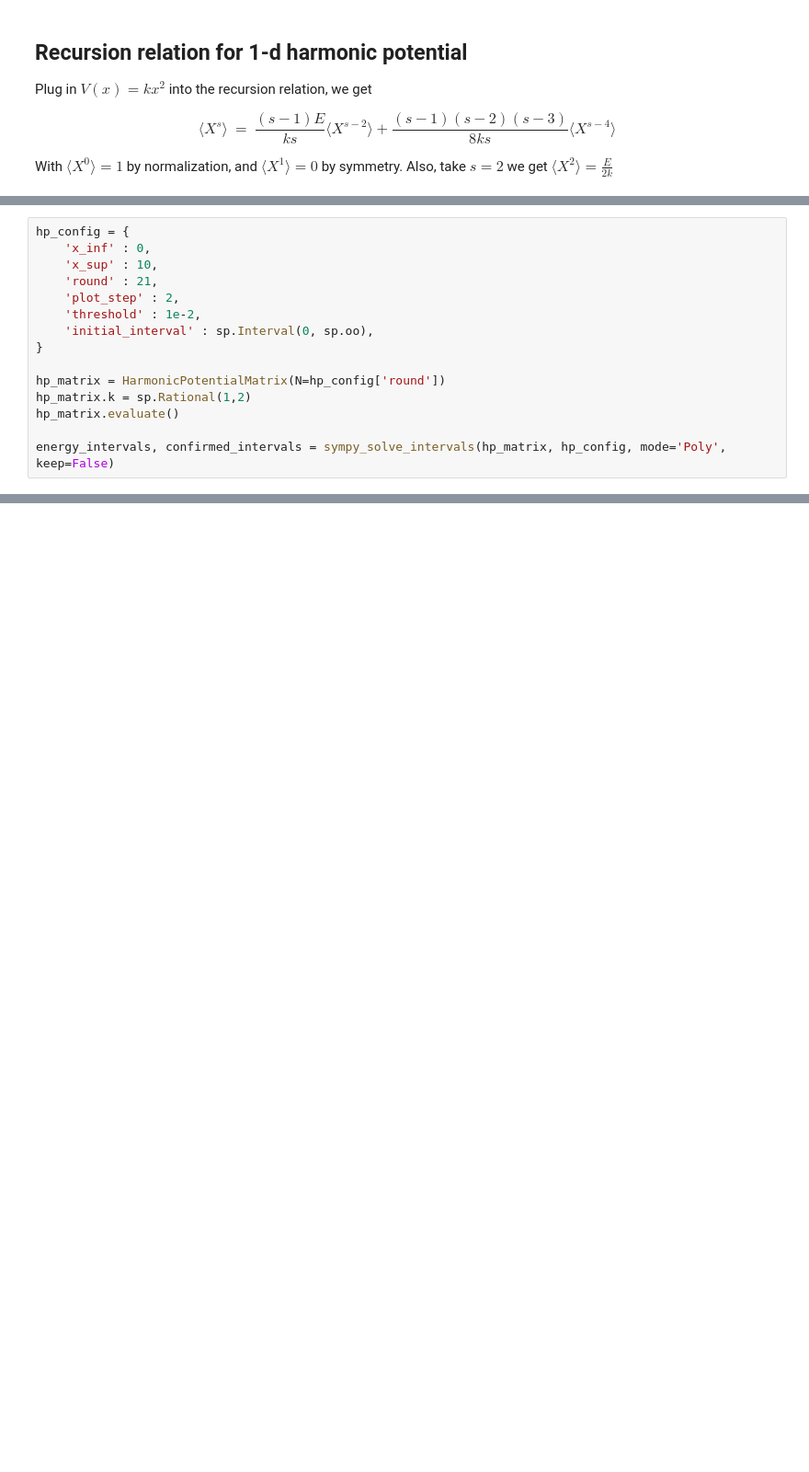
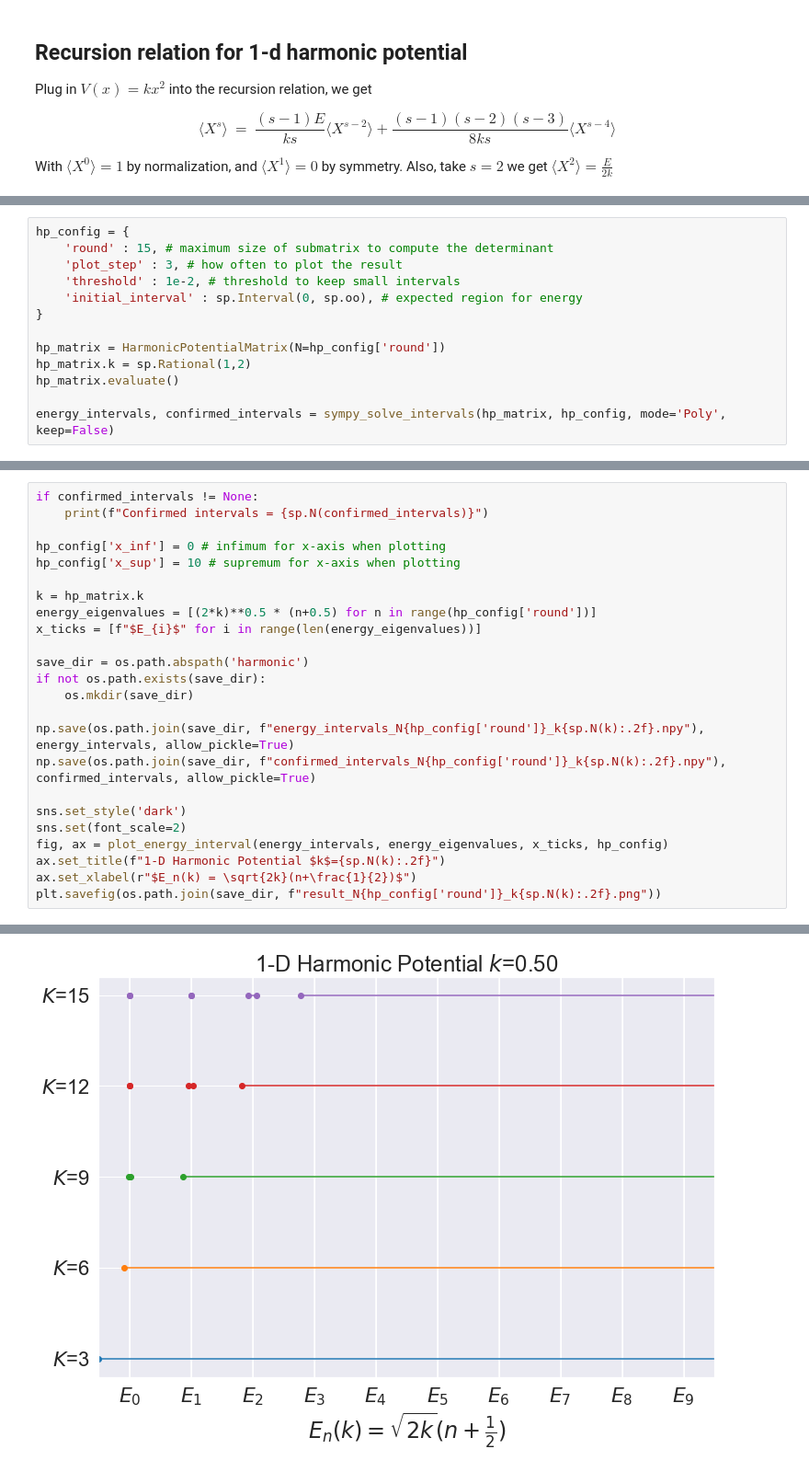
Before and after one commit to maplexgitx0302/NTU-Bootstrapping_QM, a Jupyter notebook: harmonic_sympy.ipynb, the cells around one changed output, grey strips where cells are left out. Shown at 92% size. Drawn from its saved outputs; the diff is of its cells as text; blank space fills up the shorter version.

Commit message:
finish harmonic and hydrogen with plt

```diff
--- a/harmonic_sympy.ipynb
+++ b/harmonic_sympy.ipynb
@@ -94,11 +108,9 @@ class HarmonicPotentialMatrix:
 # %%
 hp_config = {
-    'x_inf' : 0,
-    'x_sup' : 10,
-    'round' : 21,
-    'plot_step' : 2,
-    'threshold' : 1e-2,
-    'initial_interval' : sp.Interval(0, sp.oo),
+    'round' : 15, # maximum size of submatrix to compute the determinant
+    'plot_step' : 3, # how often to plot the result
+    'threshold' : 1e-2, # threshold to keep small intervals
+    'initial_interval' : sp.Interval(0, sp.oo), # expected region for energy
 }
 
 hp_matrix = HarmonicPotentialMatrix(N=hp_config['round'])
@@ -148,0 +143,25 @@ plt.savefig(os.path.join(os.path.abspath('harmonic'), 'result.png'))
+# %%
+if confirmed_intervals != None:
+    print(f"Confirmed intervals = {sp.N(confirmed_intervals)}")
+
+hp_config['x_inf'] = 0 # infimum for x-axis when plotting
+hp_config['x_sup'] = 10 # supremum for x-axis when plotting
+
+k = hp_matrix.k
+energy_eigenvalues = [(2*k)**0.5 * (n+0.5) for n in range(hp_config['round'])]
+x_ticks = [f"$E_{i}$" for i in range(len(energy_eigenvalues))]
+
+save_dir = os.path.abspath('harmonic')
+if not os.path.exists(save_dir):
+    os.mkdir(save_dir)
+
+np.save(os.path.join(save_dir, f"energy_intervals_N{hp_config['round']}_k{sp.N(k):.2f}.npy"), energy_intervals, allow_pickle=True)
+np.save(os.path.join(save_dir, f"confirmed_intervals_N{hp_config['round']}_k{sp.N(k):.2f}.npy"), confirmed_intervals, allow_pickle=True)
+
+sns.set_style('dark')
+sns.set(font_scale=2)
+fig, ax = plot_energy_interval(energy_intervals, energy_eigenvalues, x_ticks, hp_config)
+ax.set_title(f"1-D Harmonic Potential $k$={sp.N(k):.2f}")
+ax.set_xlabel(r"$E_n(k) = \sqrt{2k}(n+\frac{1}{2})$")
+plt.savefig(os.path.join(save_dir, f"result_N{hp_config['round']}_k{sp.N(k):.2f}.png"))
+# %% [output]
@@ -148,0 +169 @@ plt.savefig(os.path.join(os.path.abspath('harmonic'), 'result.png'))
+[figure, added]
```
Also changed, not shown: parts of 7 cells of this notebook, 3 other files.
